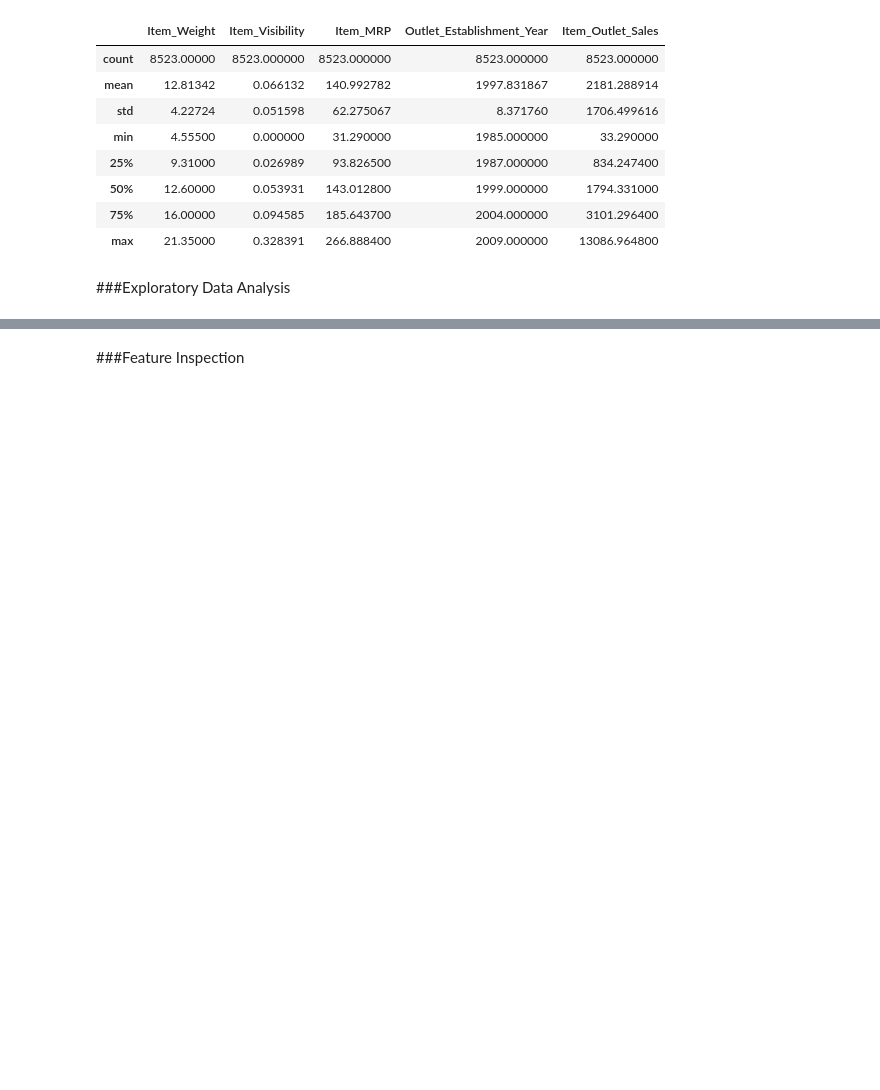
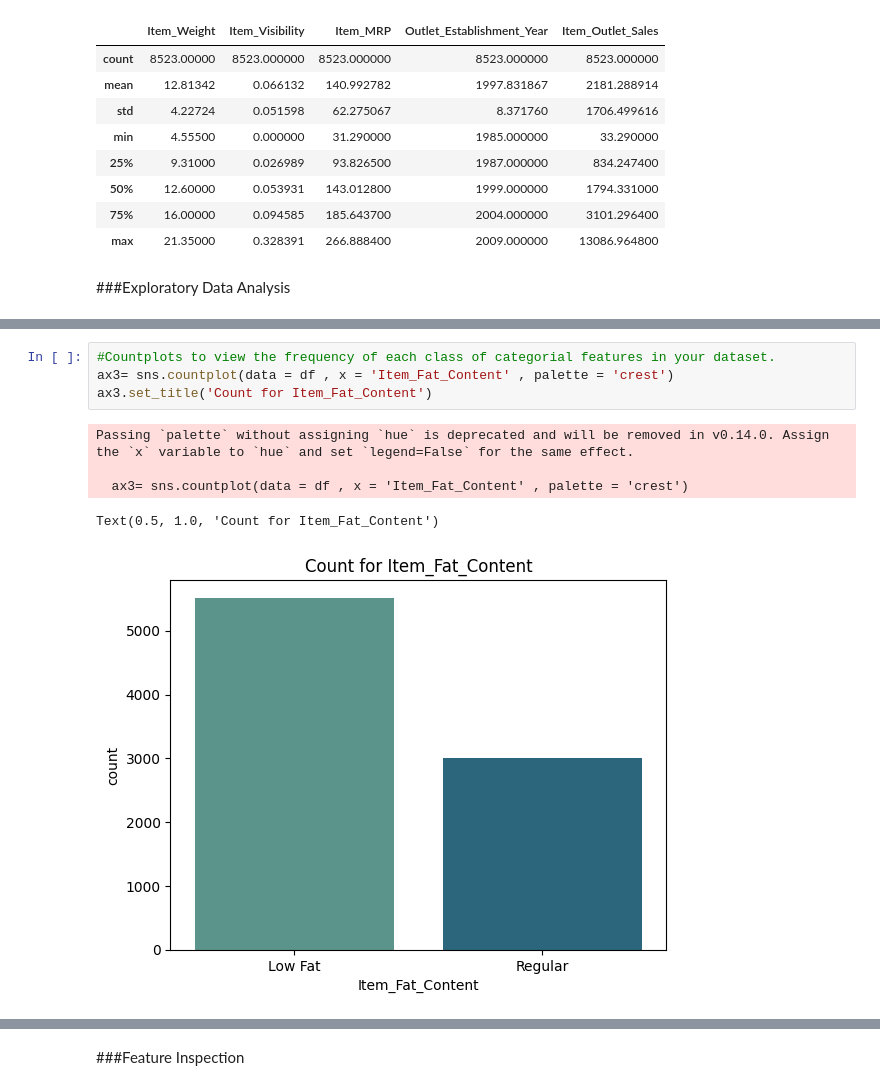
Before and after one commit to Farah-Saleem91/Prediction-of-product-sales, a Jupyter notebook: Copy_of_prediction_of_product_sales.ipynb, the cells around one changed output, grey strips where cells are left out. Saved outputs shown, nothing was run; the diff lists cells and outputs as text; blank space fills up the shorter version.

```diff
--- a/Copy_of_prediction_of_product_sales.ipynb
+++ b/Copy_of_prediction_of_product_sales.ipynb
@@ -251,0 +273,10 @@ df.describe()
+# %%
+#Countplots to view the frequency of each class of categorial features in your dataset.
+ax3= sns.countplot(data = df , x = 'Item_Fat_Content' , palette = 'crest')
+ax3.set_title('Count for Item_Fat_Content')
+# %% [output]
+Passing `palette` without assigning `hue` is deprecated and will be removed in v0.14.0. Assign the `x` variable to `hue` and set `legend=False` for the same effect.
+
+  ax3= sns.countplot(data = df , x = 'Item_Fat_Content' , palette = 'crest')
+Text(0.5, 1.0, 'Count for Item_Fat_Content')
+[figure, added]
```
Also changed, not shown: parts of 8 cells of this notebook.
